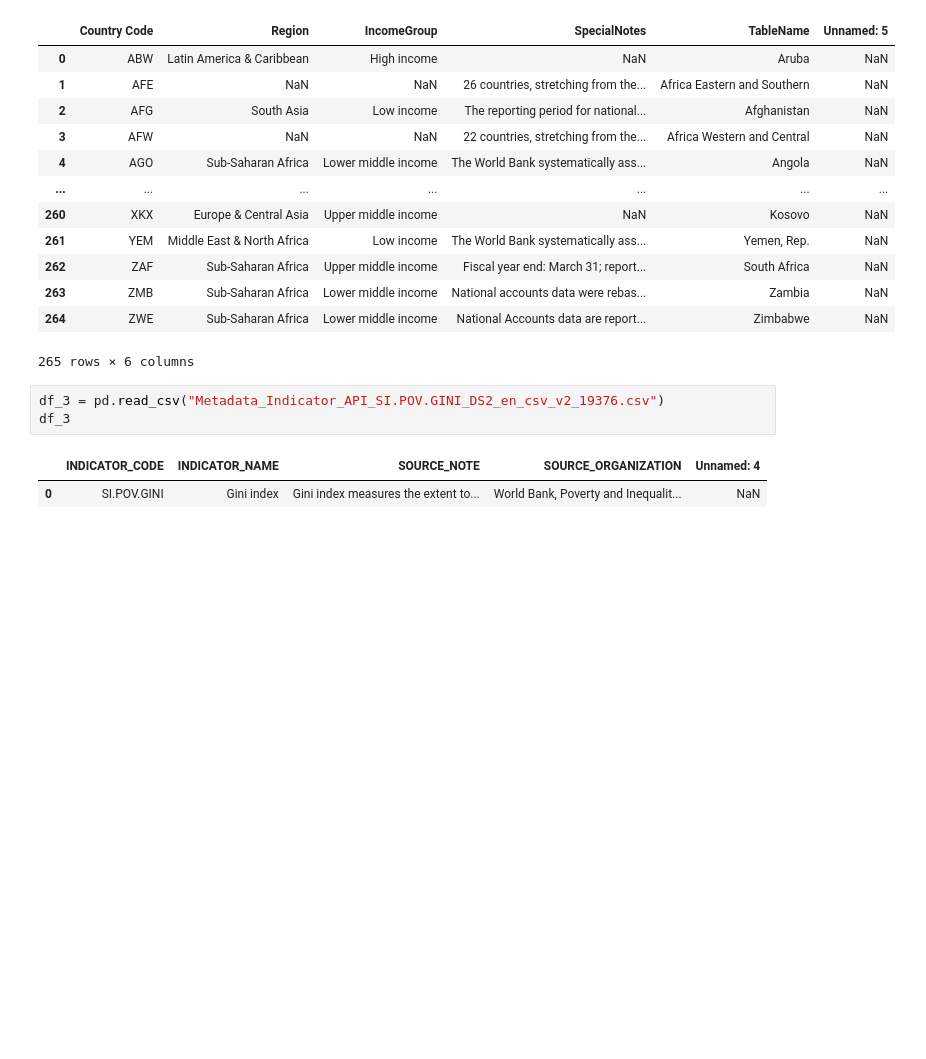
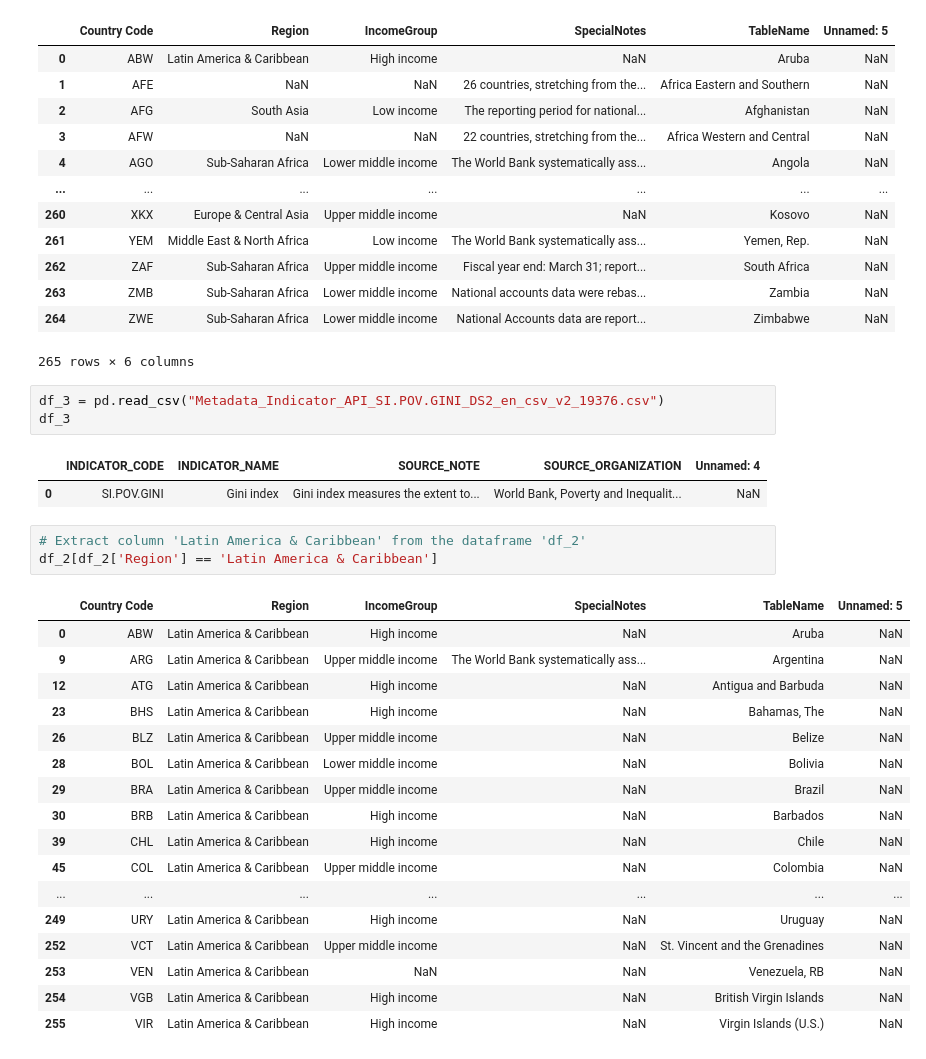
Before and after one commit to andreasoledadguerra/Economic_Inequality_LatinAmerica, a Jupyter notebook: inequality_LA.ipynb, the cells around one changed output. Saved outputs shown, nothing was run; the diff lists cells and outputs as text; blank space fills up the shorter version.

Commit message:
feat :  Extract column 'Latin America & Caribbean' from the dataframe 'df_2'

```diff
--- a/inequality_LA.ipynb
+++ b/inequality_LA.ipynb
@@ -52,3 +52,24 @@ df_3
 # %% [output]
 |  | INDICATOR_CODE | INDICATOR_NAME | SOURCE_NOTE | SOURCE_ORGANIZATION | Unnamed: 4 |
 | 0 | SI.POV.GINI | Gini index | Gini index measures the extent to... | World Bank, Poverty and Inequalit... | NaN |
+# %%
+# Extract column 'Latin America & Caribbean' from the dataframe 'df_2'
+df_2[df_2['Region'] == 'Latin America & Caribbean']
+# %% [output]
+|  | Country Code | Region | IncomeGroup | SpecialNotes | TableName | Unnamed: 5 |
+| 0 | ABW | Latin America & Caribbean | High income | NaN | Aruba | NaN |
+| 9 | ARG | Latin America & Caribbean | Upper middle income | The World Bank systematically ass... | Argentina | NaN |
+| 12 | ATG | Latin America & Caribbean | High income | NaN | Antigua and Barbuda | NaN |
+| 23 | BHS | Latin America & Caribbean | High income | NaN | Bahamas, The | NaN |
+| 26 | BLZ | Latin America & Caribbean | Upper middle income | NaN | Belize | NaN |
+| 28 | BOL | Latin America & Caribbean | Lower middle income | NaN | Bolivia | NaN |
+| 29 | BRA | Latin America & Caribbean | Upper middle income | NaN | Brazil | NaN |
+| 30 | BRB | Latin America & Caribbean | High income | NaN | Barbados | NaN |
+| 39 | CHL | Latin America & Caribbean | High income | NaN | Chile | NaN |
+| 45 | COL | Latin America & Caribbean | Upper middle income | NaN | Colombia | NaN |
+| ... | ... | ... | ... | ... | ... | ... |
+| 249 | URY | Latin America & Caribbean | High income | NaN | Uruguay | NaN |
+| 252 | VCT | Latin America & Caribbean | Upper middle income | NaN | St. Vincent and the Grenadines | NaN |
+| 253 | VEN | Latin America & Caribbean | NaN | NaN | Venezuela, RB | NaN |
+| 254 | VGB | Latin America & Caribbean | High income | NaN | British Virgin Islands | NaN |
+| 255 | VIR | Latin America & Caribbean | High income | NaN | Virgin Islands (U.S.) | NaN |
```
